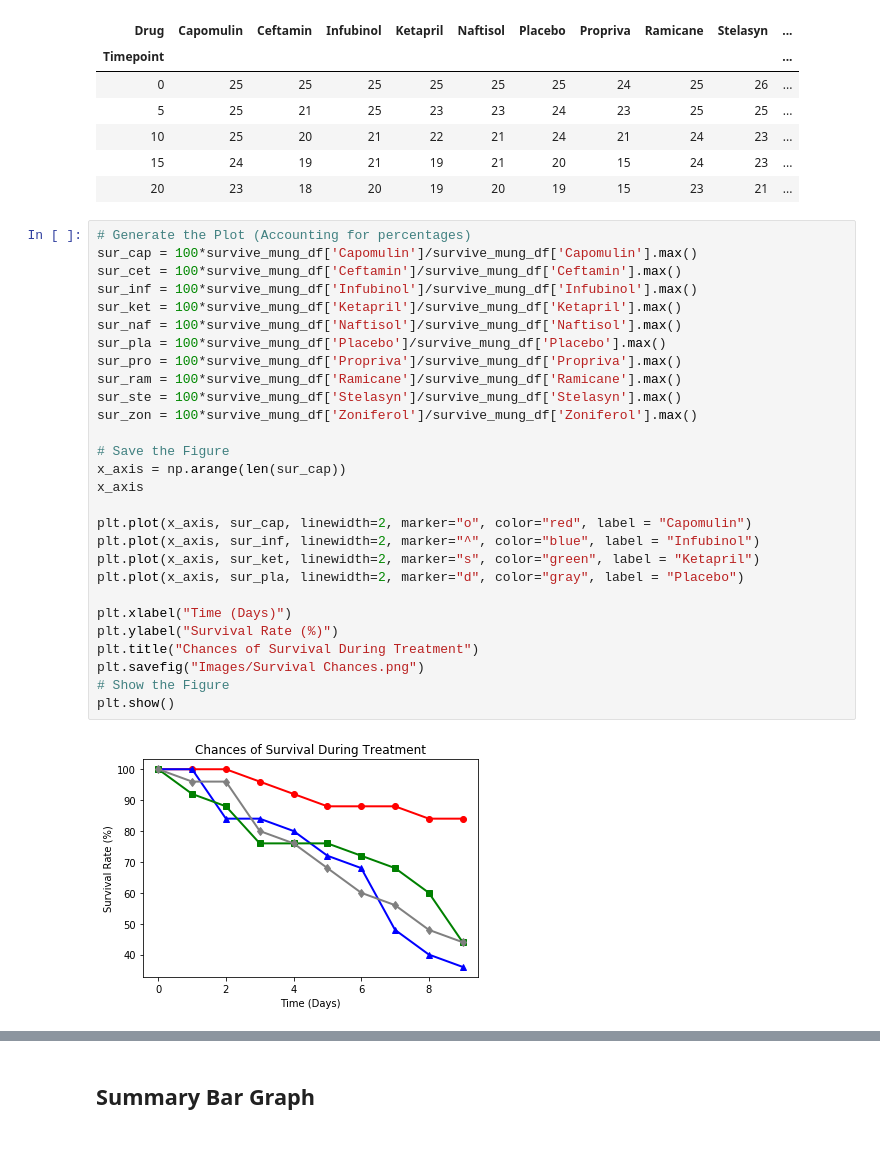
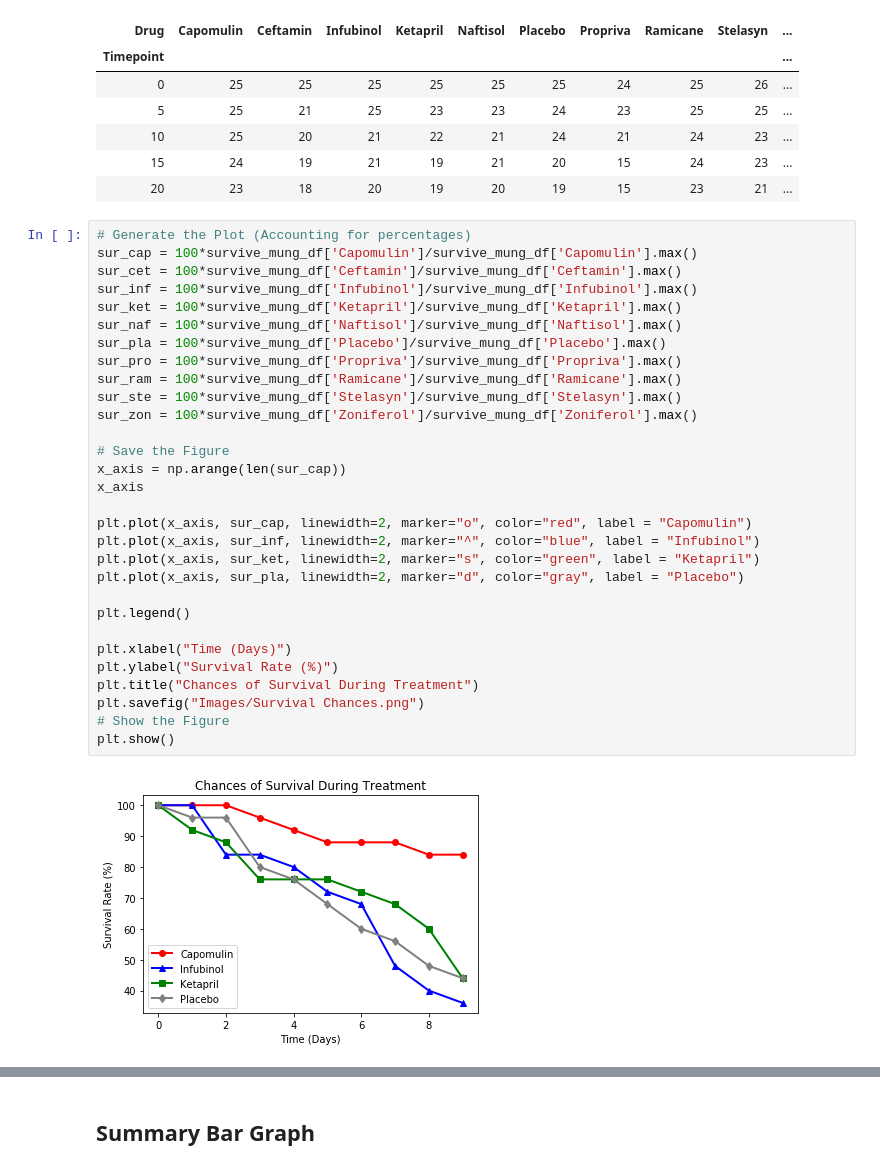
Before and after one commit to asrivasts/matplotlib-challenge, a Jupyter notebook: Pymaceuticals/pymaceuticals_starter.ipynb, the cells around one changed output, grey strips where cells are left out. Saved outputs shown, nothing was run; the diff lists cells and outputs as text.

```diff
--- a/Pymaceuticals/pymaceuticals_starter.ipynb
+++ b/Pymaceuticals/pymaceuticals_starter.ipynb
@@ -275,33 +275,35 @@ survive_mung_df.head()
 # %%
 # Generate the Plot (Accounting for percentages)
 sur_cap = 100*survive_mung_df['Capomulin']/survive_mung_df['Capomulin'].max()
 sur_cet = 100*survive_mung_df['Ceftamin']/survive_mung_df['Ceftamin'].max()
 sur_inf = 100*survive_mung_df['Infubinol']/survive_mung_df['Infubinol'].max()
 sur_ket = 100*survive_mung_df['Ketapril']/survive_mung_df['Ketapril'].max()
 sur_naf = 100*survive_mung_df['Naftisol']/survive_mung_df['Naftisol'].max()
 sur_pla = 100*survive_mung_df['Placebo']/survive_mung_df['Placebo'].max()
 sur_pro = 100*survive_mung_df['Propriva']/survive_mung_df['Propriva'].max()
 sur_ram = 100*survive_mung_df['Ramicane']/survive_mung_df['Ramicane'].max()
 sur_ste = 100*survive_mung_df['Stelasyn']/survive_mung_df['Stelasyn'].max()
 sur_zon = 100*survive_mung_df['Zoniferol']/survive_mung_df['Zoniferol'].max()
 
 # Save the Figure
 x_axis = np.arange(len(sur_cap))
 x_axis
 
 plt.plot(x_axis, sur_cap, linewidth=2, marker="o", color="red", label = "Capomulin")
 plt.plot(x_axis, sur_inf, linewidth=2, marker="^", color="blue", label = "Infubinol")
 plt.plot(x_axis, sur_ket, linewidth=2, marker="s", color="green", label = "Ketapril")
 plt.plot(x_axis, sur_pla, linewidth=2, marker="d", color="gray", label = "Placebo")
 
+plt.legend()
+
 plt.xlabel("Time (Days)")
 plt.ylabel("Survival Rate (%)")
 plt.title("Chances of Survival During Treatment")
 plt.savefig("Images/Survival Chances.png")
 # Show the Figure
 plt.show()
 # %% [output]
-[figure, old version]
+[figure, new version]
 # %% [markdown]
 ![Metastatic Spread During Treatment](../Images/survival.png)
 # %% [markdown]
```
Also changed, not shown: parts of 4 cells of this notebook, 2 other files.
